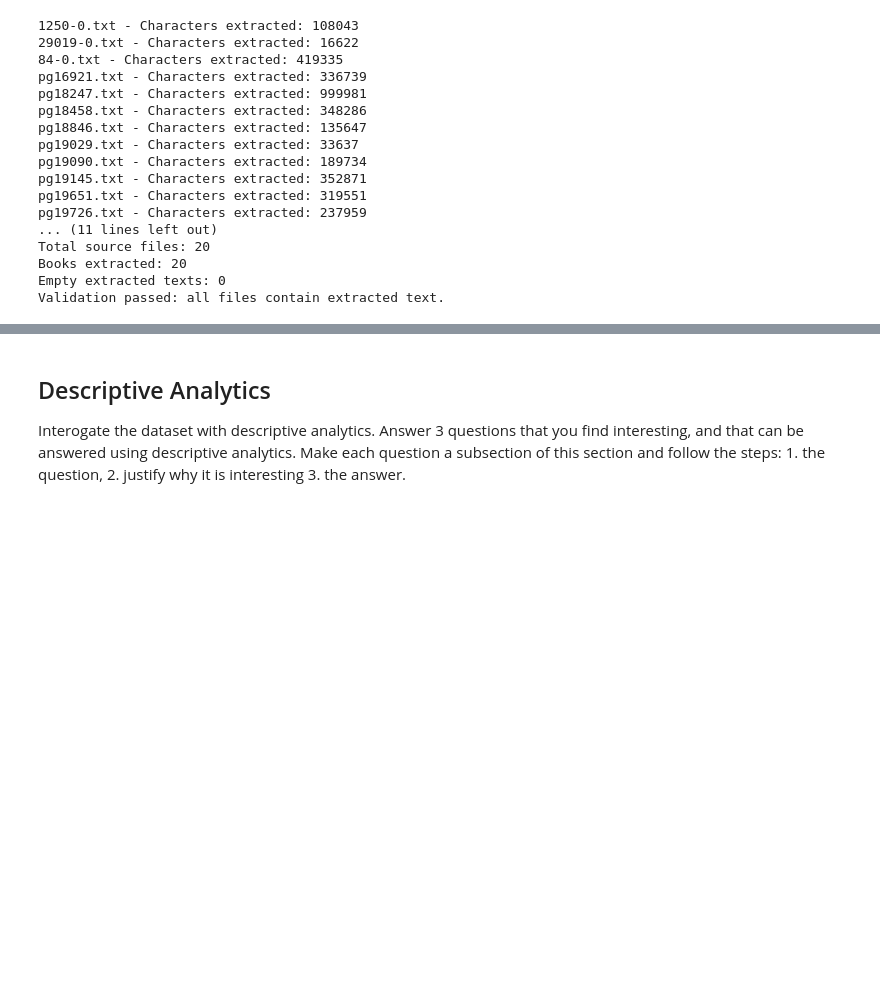
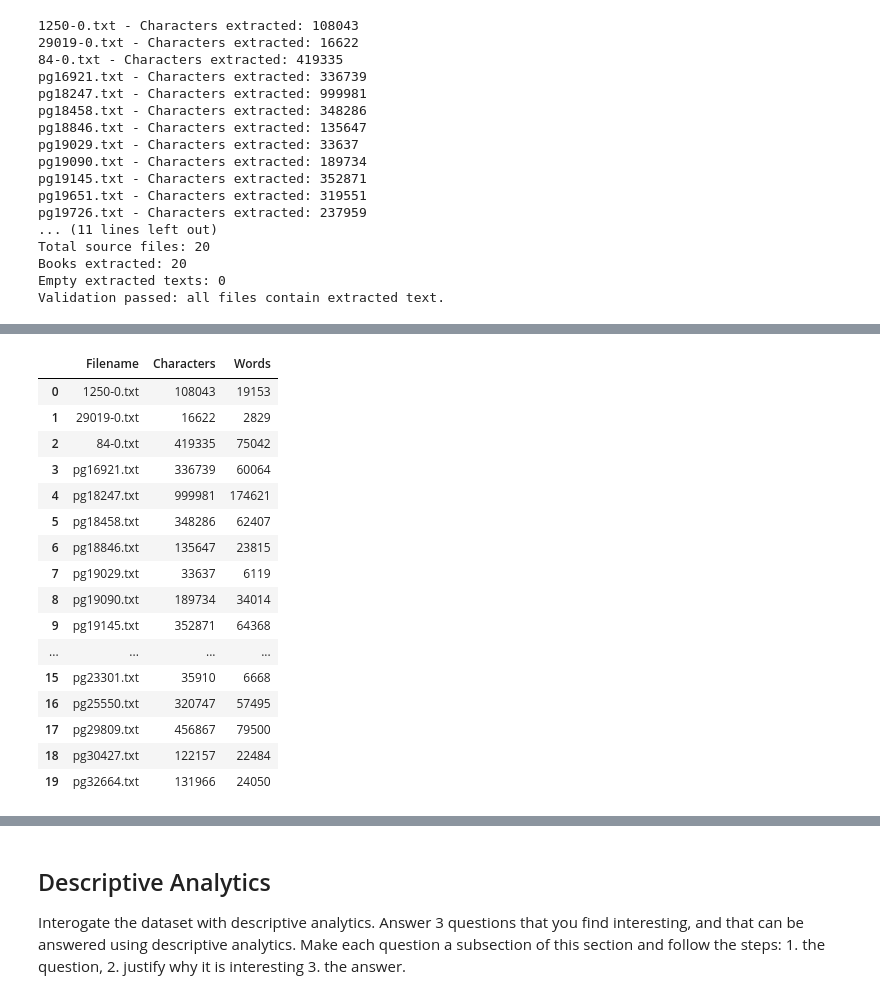
Before and after one commit to MadeByDevForge/Gutenberg_report, a Jupyter notebook: 3515350_CSCU9M3_TheAssignment_Aut26 copy 2.ipynb, the cells around one changed output, grey strips where cells are left out. Saved outputs shown, nothing was run; the diff lists cells and outputs as text; code cells hidden in the pictures; blank space fills up the shorter version.

```diff
--- a/3515350_CSCU9M3_TheAssignment_Aut26 copy 2.ipynb
+++ b/3515350_CSCU9M3_TheAssignment_Aut26 copy 2.ipynb
@@ -472,0 +485,14 @@ Validation passed: all files contain extracted text.
+# %%
+
+# Extract the Gutenberg catalogue number from each filename
+book_ids = {}
+
+for filename in extracted_books:
+    gutenberg_id = int(
+        filename.replace("pg", "").replace("-0.txt", "").replace(".txt", "")
+    )
+    book_ids[filename] = gutenberg_id
+
+# Display the filename-to-ID mapping
+for filename, gutenberg_id in book_ids.items():
+    print(filename, "->", gutenberg_id)
@@ -483,0 +581,43 @@ Programmatically explore the dataset. Tell the reader, how the dataset looks lik
+# %%
+
+import pandas as pd
+
+# Create a list to store measurements for each book
+book_lengths = []
+
+for filename, book_text in extracted_books.items():
+
+    # Calculate basic text measurements
+    character_count = len(book_text)
+    word_count = len(book_text.split())
+
+    # Store the results
+    book_lengths.append({
+        "Filename": filename,
+        "Characters": character_count,
+        "Words": word_count
+    })
+
+# Convert the results into a DataFrame
+books_df = pd.DataFrame(book_lengths)
+
+# Display the dataset overview
+display(books_df)
+# %% [output]
+|  | Filename | Characters | Words |
+| 0 | 1250-0.txt | 108043 | 19153 |
+| 1 | 29019-0.txt | 16622 | 2829 |
+| 2 | 84-0.txt | 419335 | 75042 |
+| 3 | pg16921.txt | 336739 | 60064 |
+| 4 | pg18247.txt | 999981 | 174621 |
+| 5 | pg18458.txt | 348286 | 62407 |
+| 6 | pg18846.txt | 135647 | 23815 |
+| 7 | pg19029.txt | 33637 | 6119 |
+| 8 | pg19090.txt | 189734 | 34014 |
+| 9 | pg19145.txt | 352871 | 64368 |
+| ... | ... | ... | ... |
+| 15 | pg23301.txt | 35910 | 6668 |
+| 16 | pg25550.txt | 320747 | 57495 |
+| 17 | pg29809.txt | 456867 | 79500 |
+| 18 | pg30427.txt | 122157 | 22484 |
+| 19 | pg32664.txt | 131966 | 24050 |
```
Also changed, not shown: parts of 30 cells of this notebook, 14 other files.
